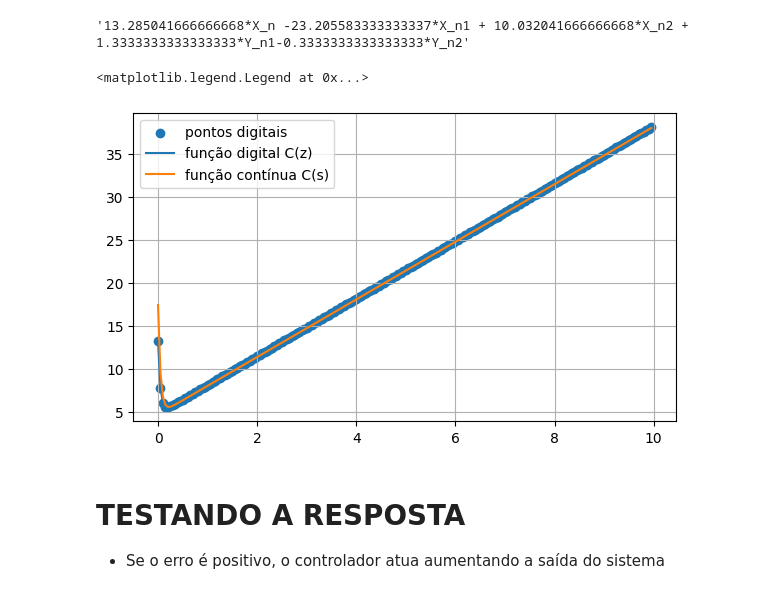
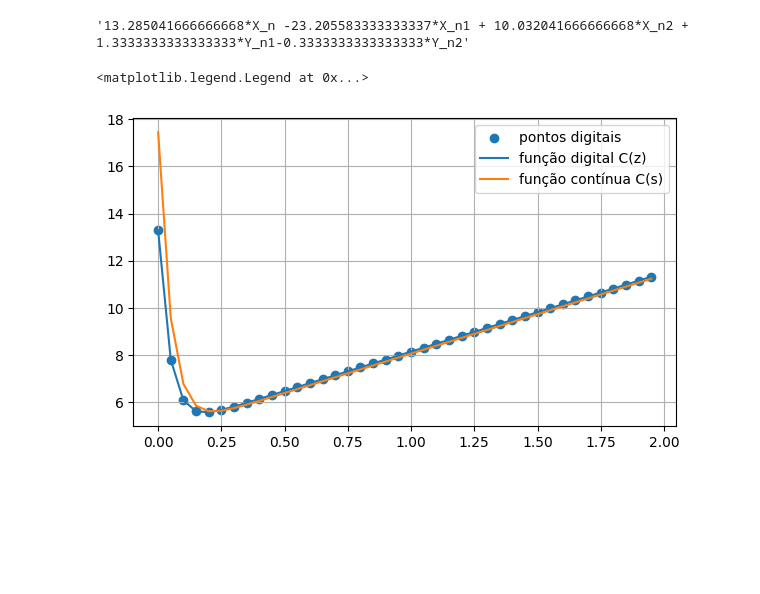
Before and after one commit to KlaussMarchi/PyTrole, a Jupyter notebook: Linear/DIGITAL/Analisys.ipynb, the cells around one changed output. Saved outputs shown, nothing was run; the diff lists cells and outputs as text; code cells hidden in the pictures; blank space fills up the shorter version.

Commit message:
simulação do controlador digital agora ta maneiro

```diff
--- a/Linear/DIGITAL/Analisys.ipynb
+++ b/Linear/DIGITAL/Analisys.ipynb
@@ -136,7 +138,7 @@ plt.legend()
 # DIGITALIZANDO O CONTROLADOR
 - Comparando os dados contínuo e digital de forma gráfica através de um step
 # %%
-def computeController(input, setpoint):
+def control(input, setpoint):
     global Y_n1, Y_n2, Y_n3
     global X_n1, X_n2, X_n3
 
@@ -153,28 +155,25 @@ def computeController(input, setpoint):
     return Y_n
 
 
-resetSystem()
 out = getOutputString(C_z)
 out
 # %% [output]
 '13.285041666666668*X_n -23.205583333333337*X_n1 + 10.032041666666668*X_n2 + 1.3333333333333333*Y_n1-0.3333333333333333*Y_n2'
 # %%
 plt.figure(figsize=(7, 4))
-time = np.arange(0, 10, T)
+time = np.arange(0, 2, T)
 
-response = [computeController(input=1, setpoint=2) for i in time]
+resetSystem()
+response = [control(input=1, setpoint=2) for i in time]
 plt.scatter(time, response, label='pontos digitais')
 
 time, response = ctl.step_response(C_z, T=time)
 plt.plot(time, response, label='função digital C(z)')
 
 time, response = ctl.step_response(C, T=time)
 plt.plot(time, response, label='função contínua C(s)')
 plt.grid()
 plt.legend()
 # %% [output]
 <matplotlib.legend.Legend at 0x...>
-[figure, old version]
+[figure, new version]
-# %% [markdown]
-# TESTANDO A RESPOSTA
-- Se o erro é positivo, o controlador atua aumentando a saída do sistema
```
Also changed, not shown: parts of 11 cells of this notebook, 2 other files.
